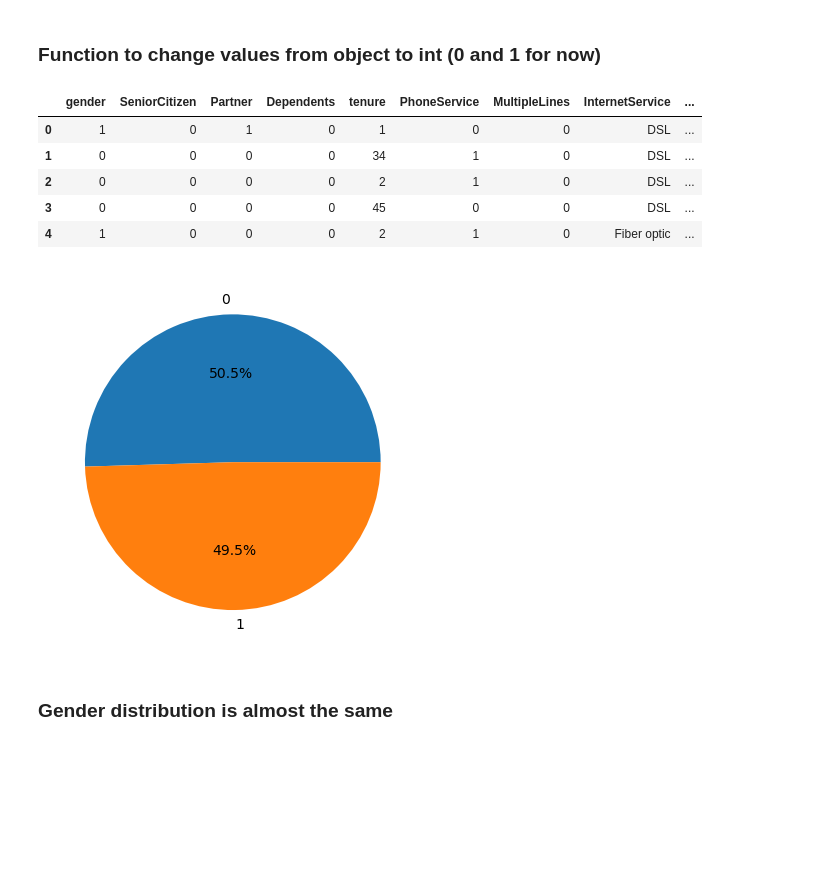
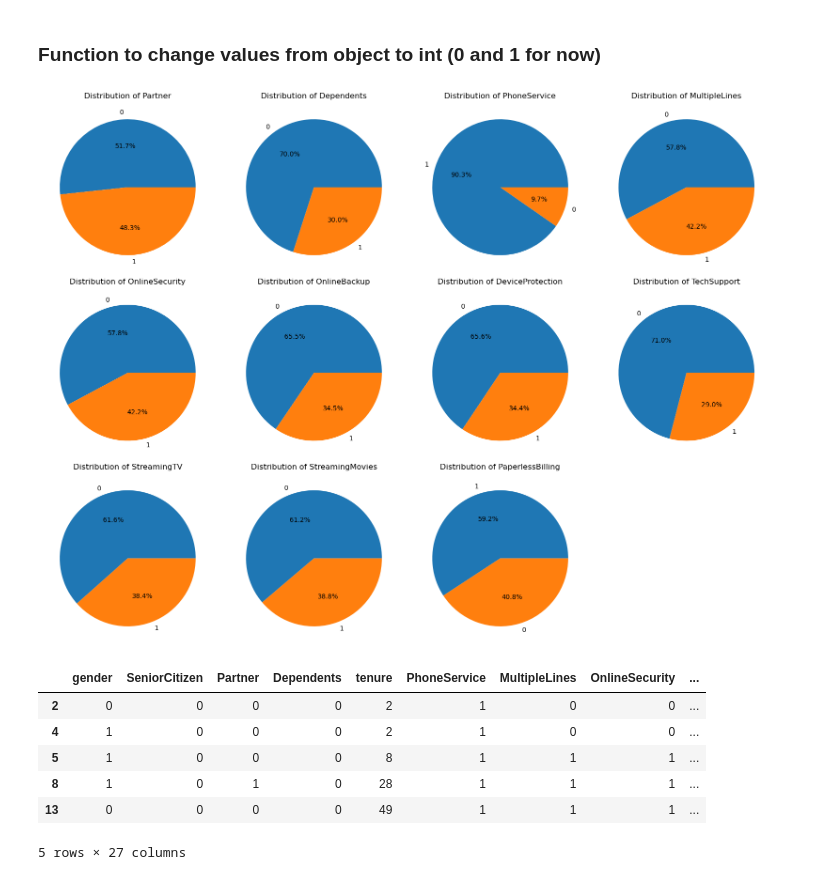
Before and after one commit to Jaggi0504/Telecom-Customer-Churn, a Jupyter notebook: main.ipynb, the cells around one changed output. Saved outputs shown, nothing was run; the diff lists cells and outputs as text; code cells hidden in the pictures; blank space fills up the shorter version.

```diff
--- a/main.ipynb
+++ b/main.ipynb
@@ -179,0 +189,2 @@ df['gender']=df['gender'].replace({"Male": 0, "Female": 1})
+# %%
+df=pd.get_dummies(df, columns=['InternetService', 'Contract', 'PaymentMethod'])
@@ -184,23 +205,33 @@ cols=['Partner', 'Dependents', 'PhoneService', 'MultipleLines', 'OnlineSecurity'
 for i in cols:
     df[i]=df[i].replace({"Yes": 1, "No": 0})
 # %%
-for i in cols:
-    counts=df[i].value_counts()
-    plt.pie()
+n_cols = 4
+n_rows = 3
+
+fig, axes = plt.subplots(n_rows, n_cols, figsize=(16, 12))
+axes = axes.flatten()
+
+for idx, i in enumerate(cols):
+    counts = df[i].value_counts()
+    axes[idx].pie(counts, labels=counts.index, autopct='%1.1f%%')
+    axes[idx].set_title(f'Distribution of {i}')
+
+for j in range(len(cols), len(axes)):
+    fig.delaxes(axes[j])
+
+plt.tight_layout()
+plt.show()
+# %% [output]
+[figure, added]
 # %%
-df.head()
+df_churn=df[df['Churn']=='Yes']
-# %% [output]
-|  | gender | SeniorCitizen | Partner | Dependents | tenure | PhoneService | MultipleLines | InternetService | ... |
-| 0 | 1 | 0 | 1 | 0 | 1 | 0 | 0 | DSL | ... |
-| 1 | 0 | 0 | 0 | 0 | 34 | 1 | 0 | DSL | ... |
-| 2 | 0 | 0 | 0 | 0 | 2 | 1 | 0 | DSL | ... |
-| 3 | 0 | 0 | 0 | 0 | 45 | 0 | 0 | DSL | ... |
-| 4 | 1 | 0 | 0 | 0 | 2 | 1 | 0 | Fiber optic | ... |
-# %%
-counts = df['gender'].value_counts()
-plt.pie(counts, labels=counts.index, autopct='%1.1f%%')
-plt.show()
-# %% [output]
-[figure, removed]
-# %% [markdown]
-### Gender distribution is almost the same
+# %%
+df_churn.head()
+# %% [output]
+|  | gender | SeniorCitizen | Partner | Dependents | tenure | PhoneService | MultipleLines | OnlineSecurity | ... |
+| 2 | 0 | 0 | 0 | 0 | 2 | 1 | 0 | 0 | ... |
+| 4 | 1 | 0 | 0 | 0 | 2 | 1 | 0 | 0 | ... |
+| 5 | 1 | 0 | 0 | 0 | 8 | 1 | 1 | 1 | ... |
+| 8 | 1 | 0 | 1 | 0 | 28 | 1 | 1 | 1 | ... |
+| 13 | 0 | 0 | 0 | 0 | 49 | 1 | 1 | 1 | ... |
+5 rows × 27 columns
```
Also changed, not shown: parts of 7 cells of this notebook.
